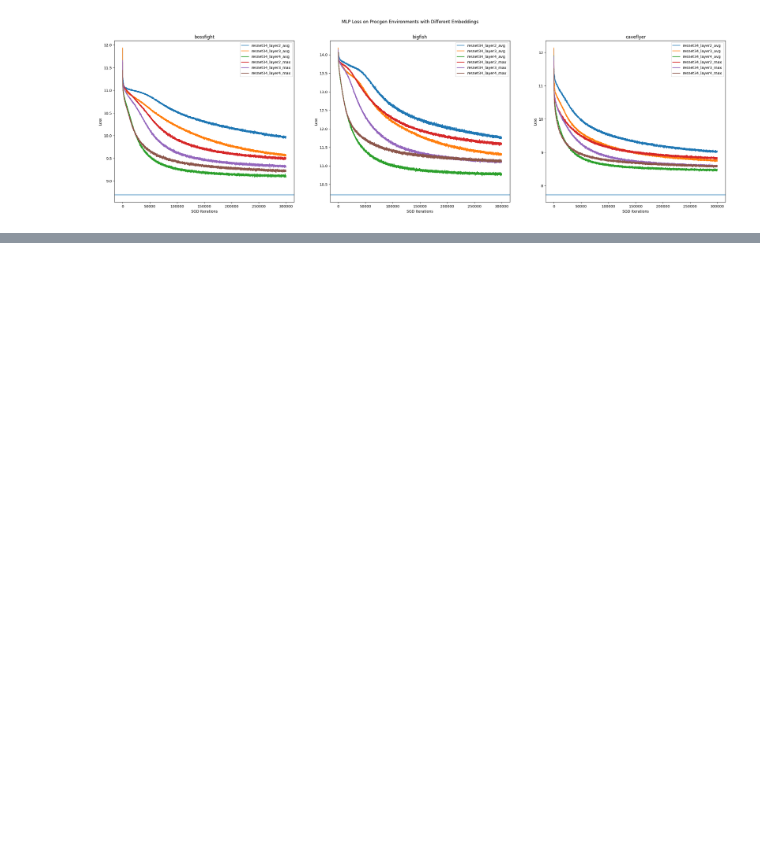
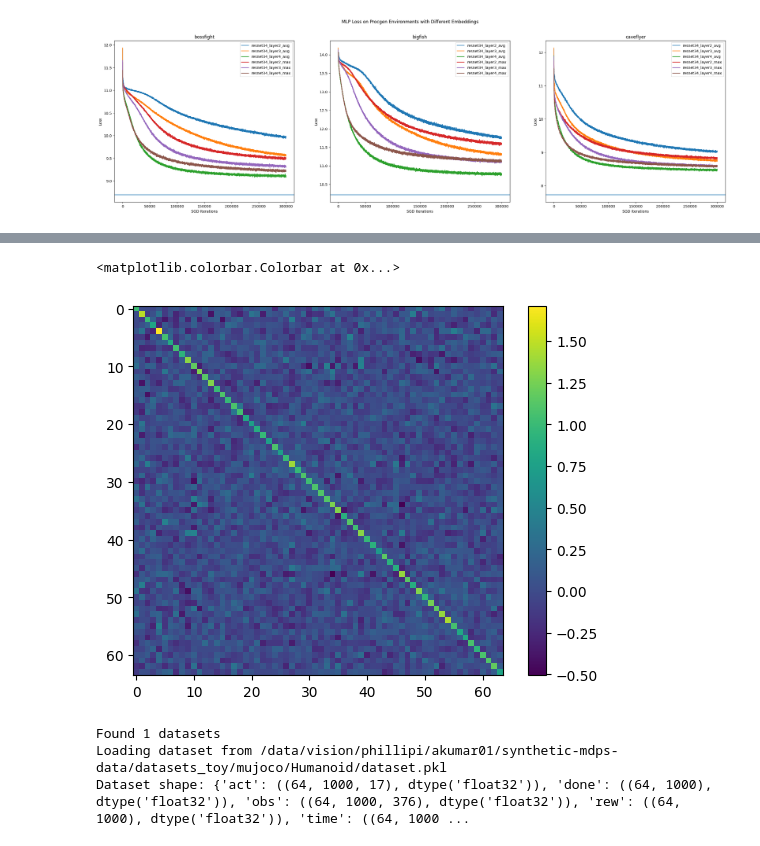
Before and after one commit to akarshkumar0101/synthetic-mdps, a Jupyter notebook: src/viz_data.ipynb, the cells around one changed output, grey strips where cells are left out. Saved outputs shown, nothing was run; the diff lists cells and outputs as text; code cells hidden in the pictures; blank space fills up the shorter version.

```diff
--- a/src/viz_data.ipynb
+++ b/src/viz_data.ipynb
@@ -150,0 +172,10 @@ HumanoidStandup
+# %%
+import jax
+rng = jax.random.PRNGKey(0)
+A = jax.random.normal(rng, (64, 64))/np.sqrt(64)
+# %%
+plt.imshow(A@A.T)
+plt.colorbar()
+# %% [output]
+<matplotlib.colorbar.Colorbar at 0x...>
+[figure, added]
@@ -150,0 +184,6 @@ HumanoidStandup
+# %%
+dataset_train, dataset_test = construct_dataset([f"{data_dir}/datasets_toy/mujoco/Humanoid/dataset.pkl"], [], 64, 21, percent_dataset=(1.0, 1.0))
+# %% [output]
+Found 1 datasets
+Loading dataset from /data/vision/phillipi/akumar01/synthetic-mdps-data/datasets_toy/mujoco/Humanoid/dataset.pkl
+Dataset shape: {'act': ((64, 1000, 17), dtype('float32')), 'done': ((64, 1000), dtype('float32')), 'obs': ((64, 1000, 376), dtype('float32')), 'rew': ((64, 1000), dtype('float32')), 'time': ((64, 1000 ...
```
Also changed, not shown: parts of 10 cells of this notebook, 1 other file.
